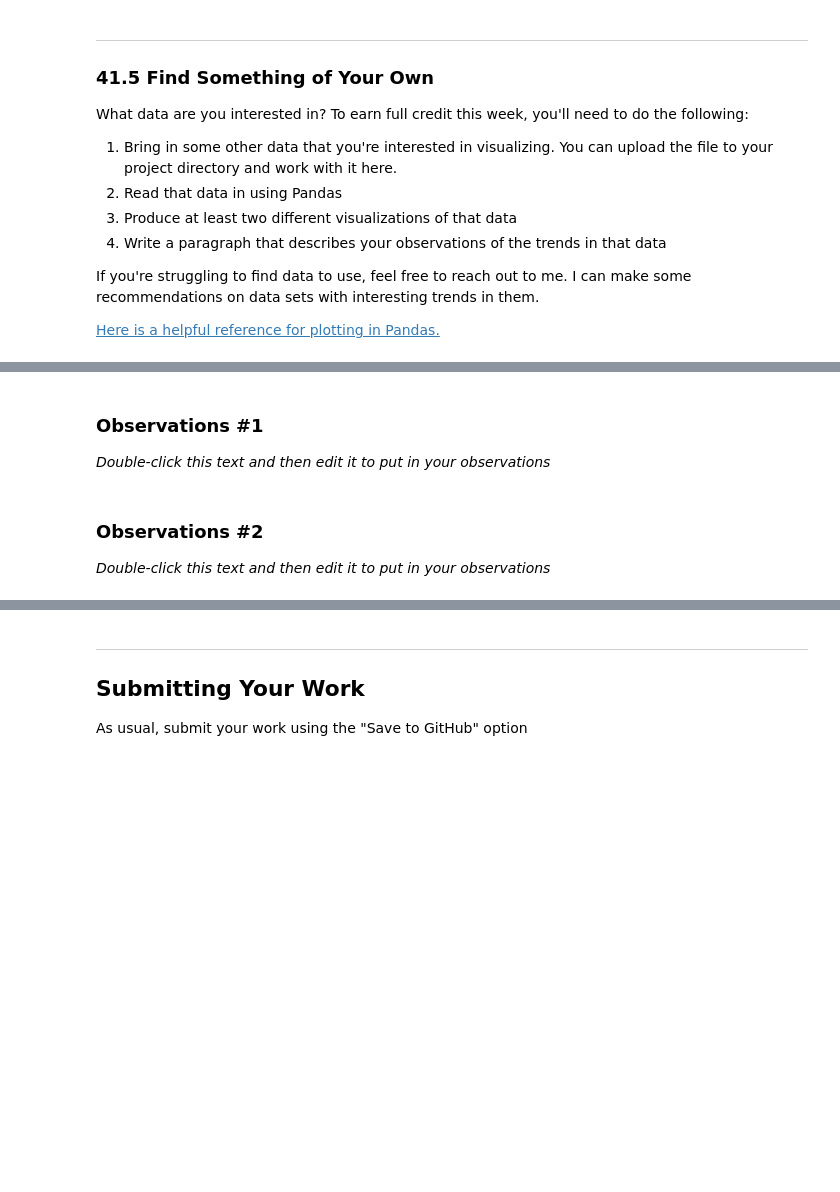
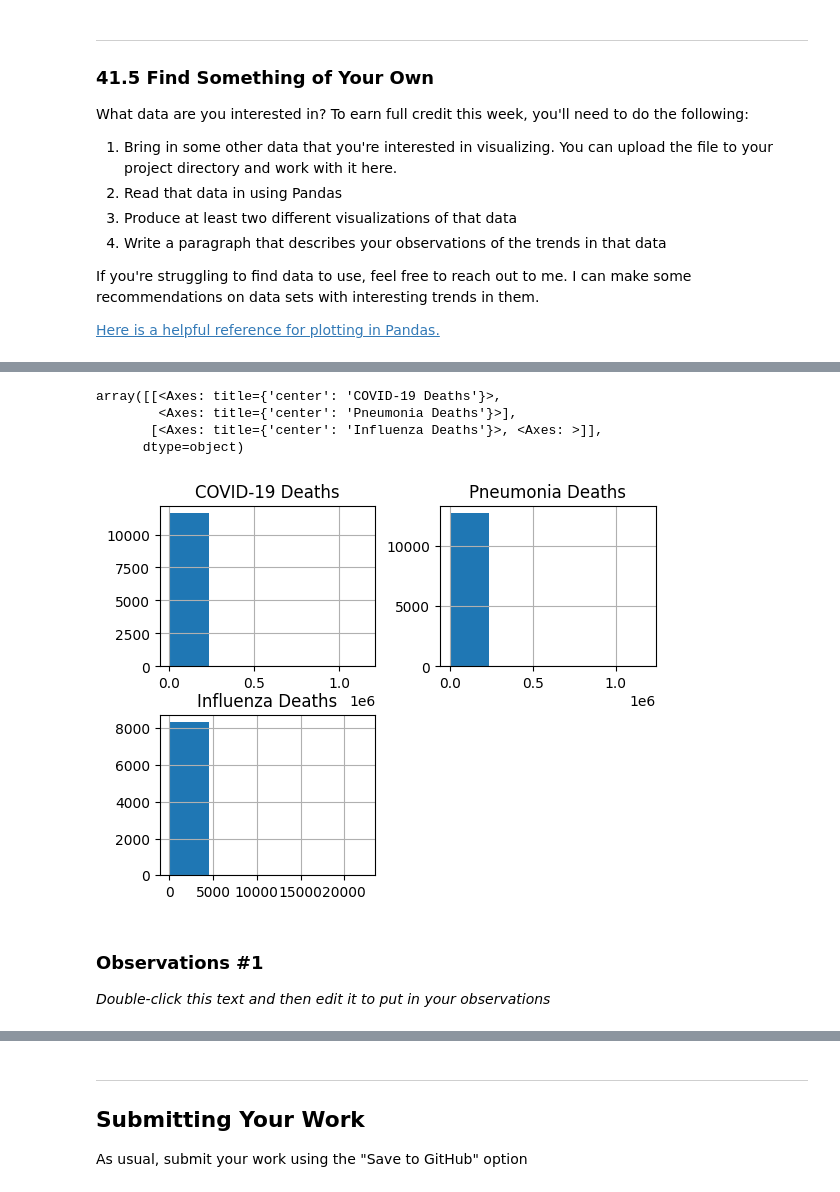
Before and after one commit to mfazaluddin/hds5210-2023, a Jupyter notebook: week09/week09_assignment_2.ipynb, the cells around one changed output, grey strips where cells are left out. Drawn from its saved outputs; the diff is of its cells as text; code cells hidden in the pictures; blank space fills up the shorter version.

```diff
--- a/week09/week09_assignment_2.ipynb
+++ b/week09/week09_assignment_2.ipynb
@@ -222,3 +269,11 @@ If you're struggling to find data to use, feel free to reach out to me.  I can m
+# %%
+data[['COVID-19 Deaths','Pneumonia Deaths','Influenza Deaths']].hist(bins=5)
+# %% [output]
+array([[<Axes: title={'center': 'COVID-19 Deaths'}>,
+        <Axes: title={'center': 'Pneumonia Deaths'}>],
+       [<Axes: title={'center': 'Influenza Deaths'}>, <Axes: >]],
+      dtype=object)
+[figure, added]
 # %% [markdown]
 ### Observations #1
 
@@ -228,4 +280,0 @@ _Double-click this text and then edit it to put in your observations_
-# %% [markdown]
-### Observations #2
-
-_Double-click this text and then edit it to put in your observations_
```
Also changed, not shown: parts of 11 cells of this notebook.
